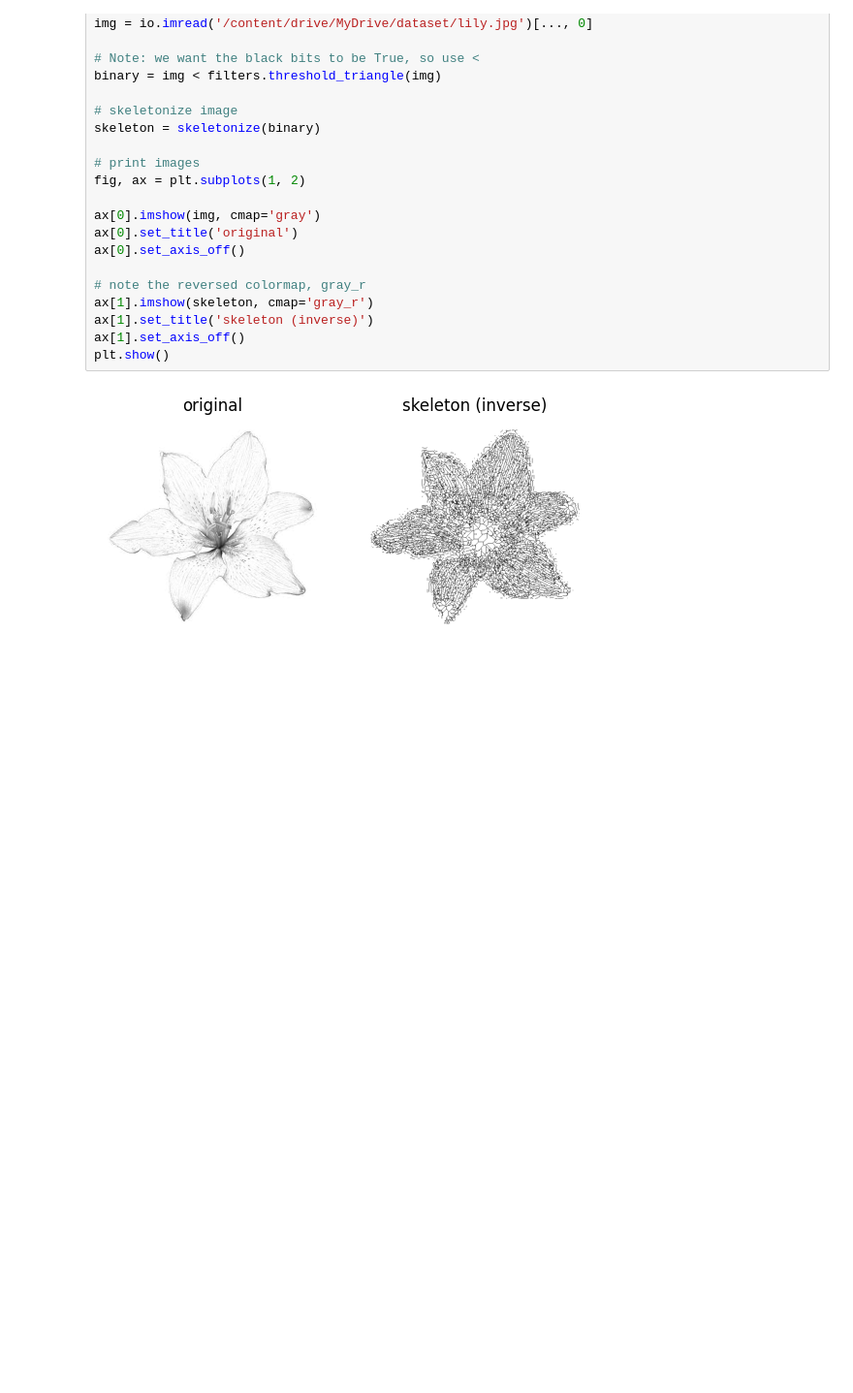
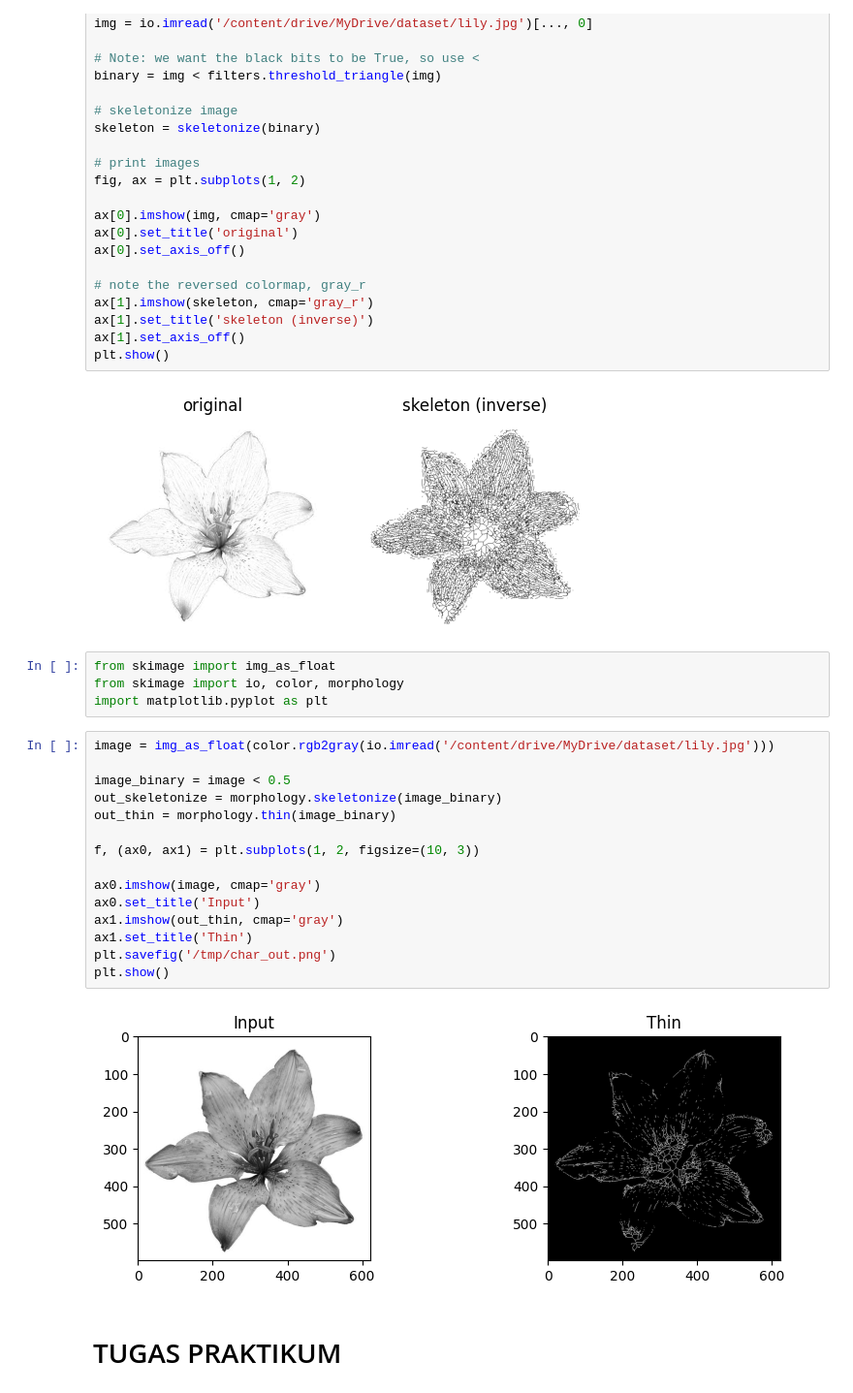
Before and after one commit to AzisilhamK463/PCVK_2023, a Jupyter notebook: week8.ipynb, the cells around one changed output. Shown at 97% size. Drawn from its saved outputs; the diff is of its cells as text; blank space fills up the shorter version.

```diff
--- a/week8.ipynb
+++ b/week8.ipynb
@@ -488,3 +496,26 @@ ax[1].set_axis_off()
 plt.show()
 # %% [output]
 [figure]
+# %%
+from skimage import img_as_float
+from skimage import io, color, morphology
+import matplotlib.pyplot as plt
+# %%
+image = img_as_float(color.rgb2gray(io.imread('/content/drive/MyDrive/dataset/lily.jpg')))
+
+image_binary = image < 0.5
+out_skeletonize = morphology.skeletonize(image_binary)
+out_thin = morphology.thin(image_binary)
+
+f, (ax0, ax1) = plt.subplots(1, 2, figsize=(10, 3))
+
+ax0.imshow(image, cmap='gray')
+ax0.set_title('Input')
+ax1.imshow(out_thin, cmap='gray')
+ax1.set_title('Thin')
+plt.savefig('/tmp/char_out.png')
+plt.show()
+# %% [output]
+[figure, added]
+# %% [markdown]
+# TUGAS PRAKTIKUM
```
Also changed, not shown: parts of 1 cell of this notebook.
